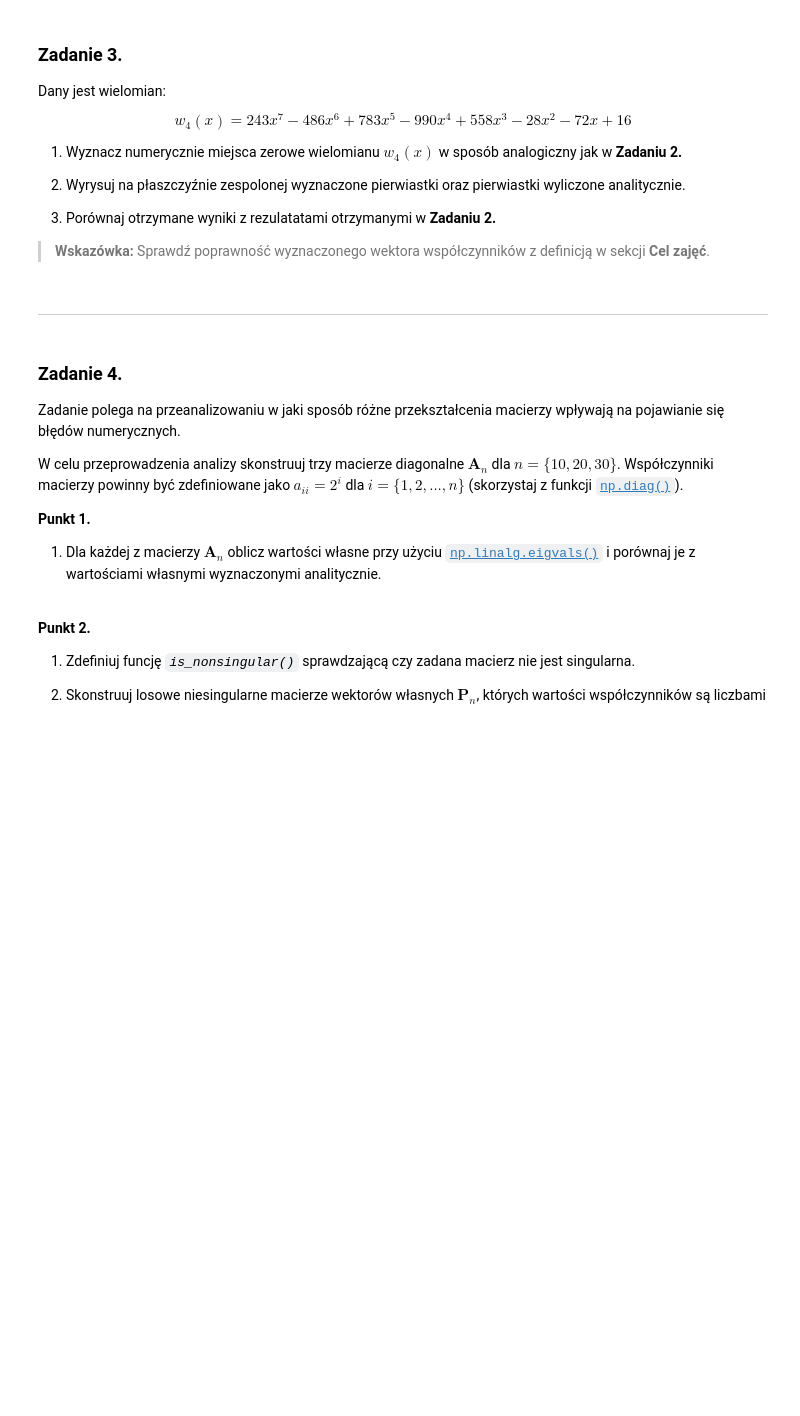
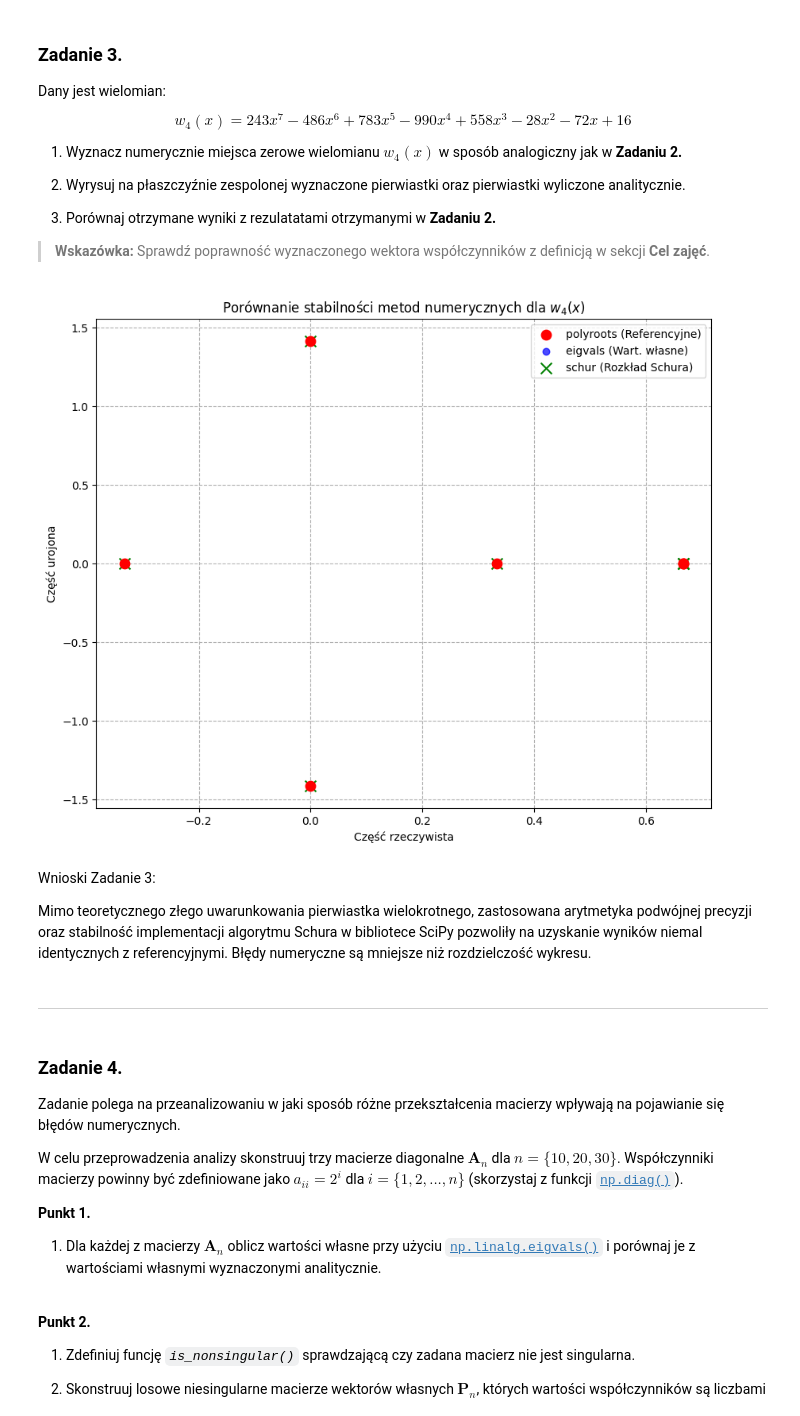
Before and after one commit to MN-KJ-2025/lab-7-pierwiastki-KjiAGH, a Jupyter notebook: sprawozdanie.ipynb, the cells around one changed output. Saved outputs shown, nothing was run; the diff lists cells and outputs as text; code cells hidden in the pictures; blank space fills up the shorter version.

```diff
--- a/sprawozdanie.ipynb
+++ b/sprawozdanie.ipynb
@@ -245,3 +286,42 @@ $$
+# %%
+# ===== Twoja implementacja tutaj =====
+w4_coefs = np.array([16.0, -72.0, -28.0, 558.0, -990.0, 783.0, -486.0, 243.0])
+
+F_w4 = main.frob_a(w4_coefs)
+
+if F_w4 is None:
+    print("Błąd tworzenia macierzy.")
+else:
+    roots_ref = nppoly.polyroots(w4_coefs)
+
+    roots_eig = np.linalg.eigvals(F_w4)
+
+    T, Z = sp.linalg.schur(F_w4, output='complex')
+    roots_schur = np.diag(T)
+
+    plt.figure(figsize=(10, 8))
+
+    plt.scatter(np.real(roots_ref), np.imag(roots_ref),
+                c='red', marker='o', s=80, label='polyroots (Referencyjne)', zorder=10)
+
+    plt.scatter(np.real(roots_eig), np.imag(roots_eig),
+                c='blue', marker='.', s=150, alpha=0.7, label='eigvals (Wart. własne)')
+
+    plt.scatter(np.real(roots_schur), np.imag(roots_schur),
+                c='green', marker='x', s=100, label='schur (Rozkład Schura)')
+
+    plt.title('Porównanie stabilności metod numerycznych dla $w_4(x)$')
+    plt.xlabel('Część rzeczywista')
+    plt.ylabel('Część urojona')
+    plt.grid(True, linestyle='--')
+    plt.legend()
+    plt.show()
+# %% [output]
+[figure, added]
+# %% [markdown]
+Wnioski Zadanie 3:
+
+Mimo teoretycznego złego uwarunkowania pierwiastka wielokrotnego, zastosowana arytmetyka podwójnej precyzji oraz stabilność implementacji algorytmu Schura w bibliotece SciPy pozwoliły na uzyskanie wyników niemal identycznych z referencyjnymi. Błędy numeryczne są mniejsze niż rozdzielczość wykresu.
 # %% [markdown]
 ---
 # %% [markdown]
```
Also changed, not shown: parts of 9 cells of this notebook, 1 other file.
